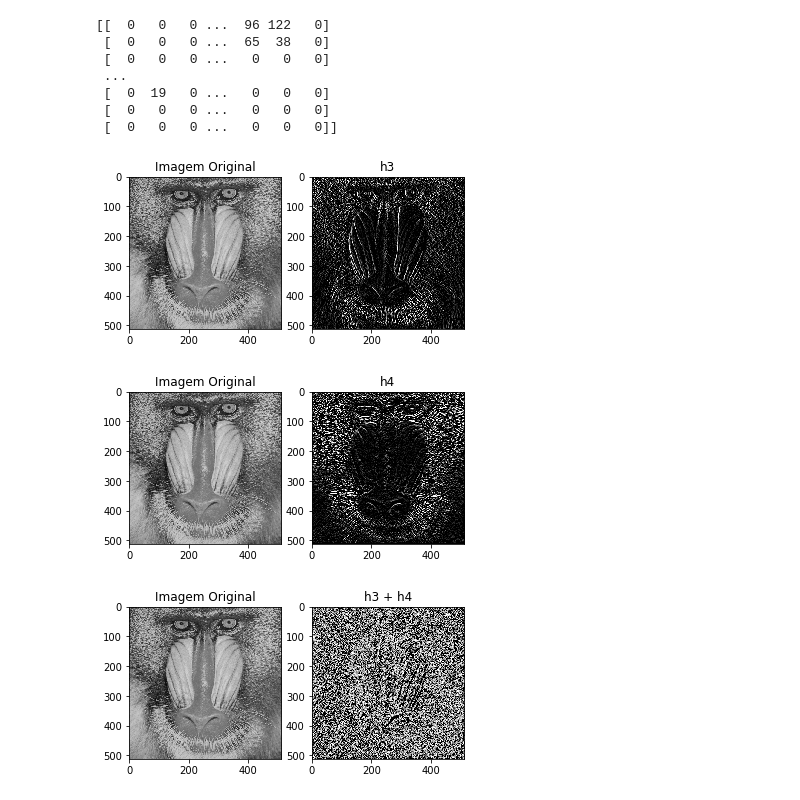
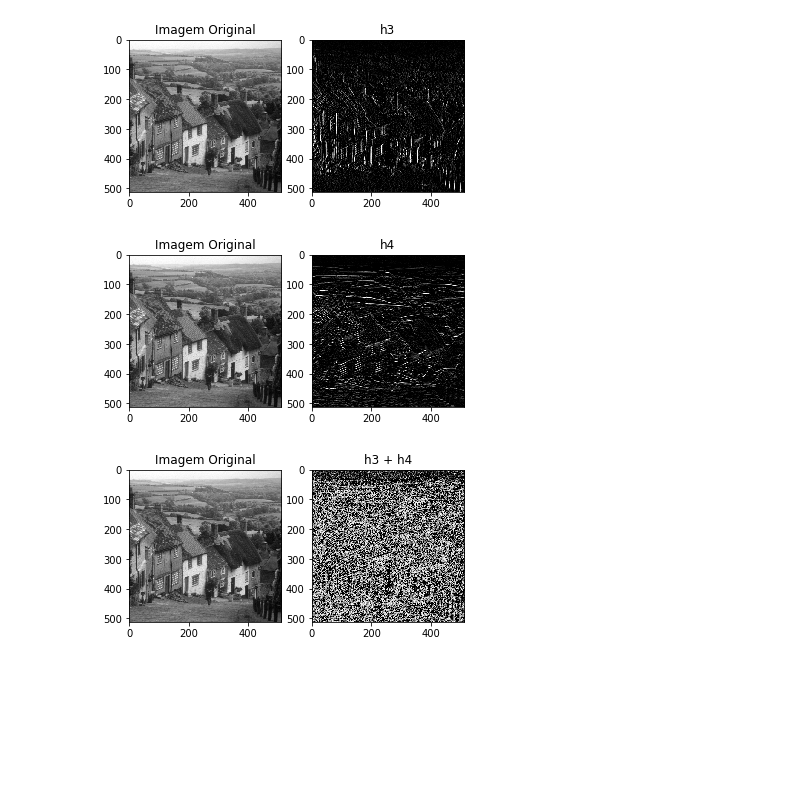
Before and after one commit to Rkanehisa/MO443, a Jupyter notebook: trabalho_1/trabalho_1.ipynb, the cells around one changed output. Cells and saved outputs as stored; diff of their text form; code cells hidden in the pictures; blank space fills up the shorter version.

```diff
--- a/trabalho_1/trabalho_1.ipynb
+++ b/trabalho_1/trabalho_1.ipynb
@@ -8 +5,11 @@ img = cv2.imread("img/baboon.png",0)
+# %%
+#Carrega a imagem de exemplo
+#Para trocar a imagem de input comente o input atual e
+
+img = cv2.imread("img/city.png",0)
+
+#img = cv2.imread("img/baboon.png",0)
+#img = cv2.imread("img/butterfly.png",0)
+#img = cv2.imread("img/house.png",0)
+#img = cv2.imread("img/seagull.png",0)
 # %%
@@ -62,50 +71,40 @@ plt.show()
 # %%
 fig = plt.figure()
 
-print(dst3)
-
 a = fig.add_subplot(1, 2, 1)
-imgplot = plt.imshow(img,cmap="gray", norm = NoNorm())
+imgplot = plt.imshow(img,cmap="gray")
 a.set_title('Imagem Original')
 
 a = fig.add_subplot(1, 2, 2)
-imgplot = plt.imshow(dst3,cmap="gray", norm = NoNorm())
+imgplot = plt.imshow(dst3,cmap="gray")
 a.set_title('h3')
 
 plt.show()
 # %% [output]
-[[  0   0   0 ...  96 122   0]
- [  0   0   0 ...  65  38   0]
- [  0   0   0 ...   0   0   0]
- ...
- [  0  19   0 ...   0   0   0]
- [  0   0   0 ...   0   0   0]
- [  0   0   0 ...   0   0   0]]
-[figure, old version]
+[figure, new version]
 # %%
 fig = plt.figure()
 
 a = fig.add_subplot(1, 2, 1)
-imgplot = plt.imshow(img,cmap="gray", norm = NoNorm())
+imgplot = plt.imshow(img,cmap="gray")
 a.set_title('Imagem Original')
 
 a = fig.add_subplot(1, 2, 2)
-imgplot = plt.imshow(dst4,cmap="gray", norm = NoNorm())
+imgplot = plt.imshow(dst4,cmap="gray")
 a.set_title('h4')
 
 plt.show()
 # %% [output]
-[figure, old version]
+[figure, new version]
 # %%
 tmp1 = cv2.filter2D(img, -1, h3)
 tmp2 = cv2.filter2D(img, -1, h4)
 
-dst5 = np.sqrt(np.square(tmp1) + np.square(tmp2))
-dst5 =  dst5.astype(dtype=np.uint8)
+dst5 = (tmp1**2 + tmp2**2)**0.5
 
 fig = plt.figure()
 a = fig.add_subplot(1, 2, 1)
-imgplot = plt.imshow(img,cmap="gray", norm = NoNorm())
+imgplot = plt.imshow(img,cmap="gray")
 a.set_title('Imagem Original')
 
 a = fig.add_subplot(1, 2, 2)
@@ -114,4 +113,4 @@ a.set_title('h3 + h4')
 
 plt.show()
 # %% [output]
-[figure, old version]
+[figure, new version]
```
Also changed, not shown: parts of 10 cells of this notebook, 8 other files.
